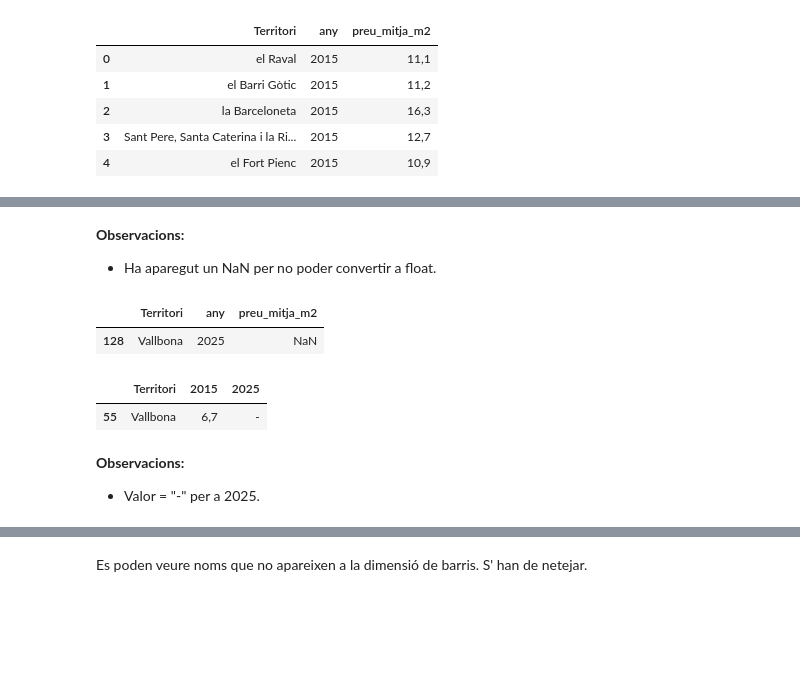
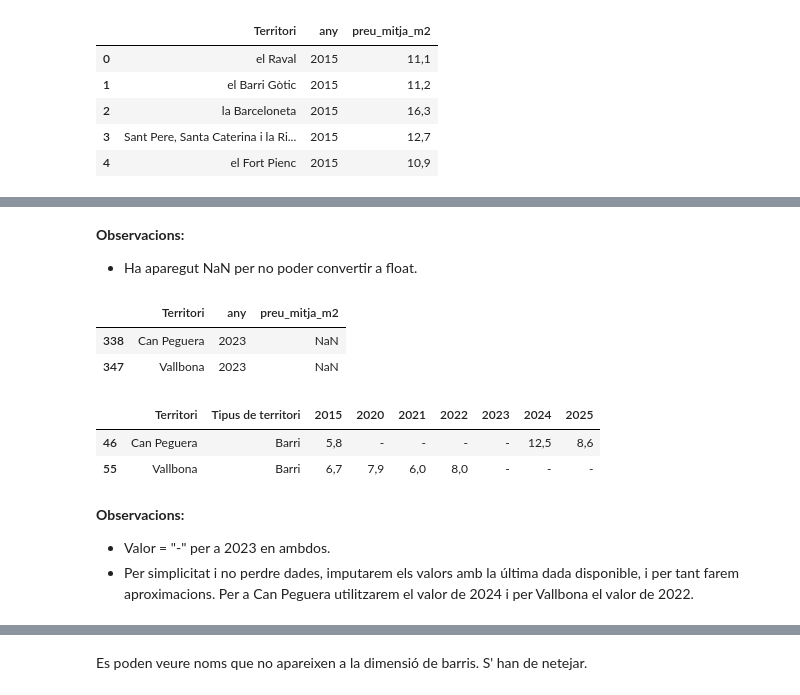
Before and after one commit to joseprau/tfm_gentrificacio_bcn, a Jupyter notebook: notebooks/ingestio_habitatge.ipynb, the cells around one changed output, grey strips where cells are left out. Cells and saved outputs as stored; diff of their text form; code cells hidden in the pictures; blank space fills up the shorter version.

```diff
--- a/notebooks/ingestio_habitatge.ipynb
+++ b/notebooks/ingestio_habitatge.ipynb
@@ -61,11 +66,11 @@ memory usage: 2.4+ KB
 - No s' observen nuls a primera instància.
 - Formats incorrectes, degut a les comes com a decimals, ho detecta com a texts.
 # %%
-# Eliminem les columnes que no ens interessen
-df_lloguer_raw = df_lloguer_raw.drop(columns=["Tipus de territori"])
+# Eliminem les columnes que no ens interessen i filtrem
+df_lloguer_mod = df_lloguer_raw.drop(columns=["Tipus de territori"])
 
 # Converitm temporalment en format llarg
-df_lloguer_stacked = df_lloguer_raw.melt(id_vars=["Territori"], var_name="any", value_name="preu_mitja_m2")
+df_lloguer_stacked = df_lloguer_mod.melt(id_vars=["Territori"], var_name="any", value_name="preu_mitja_m2")
 df_lloguer_stacked.head()
 # %% [output]
 |  | Territori | any | preu_mitja_m2 |
@@ -92,16 +105,19 @@ memory usage: 3.6+ KB
 # %% [markdown]
 **Observacions:**
-- Ha aparegut un NaN per no poder convertir a float.
+- Ha aparegut NaN per no poder convertir a float.
 # %%
-df_lloguer_stacked[df_lloguer_stacked["preu_mitja_m2"].isna()]
+df_lloguer_filt[df_lloguer_filt["preu_mitja_m2"].isna()]
 # %% [output]
 |  | Territori | any | preu_mitja_m2 |
-| 128 | Vallbona | 2025 | NaN |
+| 338 | Can Peguera | 2023 | NaN |
+| 347 | Vallbona | 2023 | NaN |
 # %%
-df_lloguer_raw[df_lloguer_raw["Territori"] == "Vallbona"]
+df_lloguer_raw[(df_lloguer_raw["Territori"] == "Vallbona")|(df_lloguer_raw["Territori"] == "Can Peguera")]
 # %% [output]
-|  | Territori | 2015 | 2025 |
-| 55 | Vallbona | 6,7 | - |
+|  | Territori | Tipus de territori | 2015 | 2020 | 2021 | 2022 | 2023 | 2024 | 2025 |
+| 46 | Can Peguera | Barri | 5,8 | - | - | - | - | 12,5 | 8,6 |
+| 55 | Vallbona | Barri | 6,7 | 7,9 | 6,0 | 8,0 | - | - | - |
 # %% [markdown]
 **Observacions:**
-- Valor = "-" per a 2025.
+- Valor = "-" per a 2023 en ambdos.
+- Per simplicitat i no perdre dades, imputarem els valors amb la última dada disponible, i per tant farem aproximacions. Per a Can Peguera utilitzarem el valor de 2024 i per Vallbona el valor de 2022.
```
Also changed, not shown: parts of 27 cells of this notebook.
